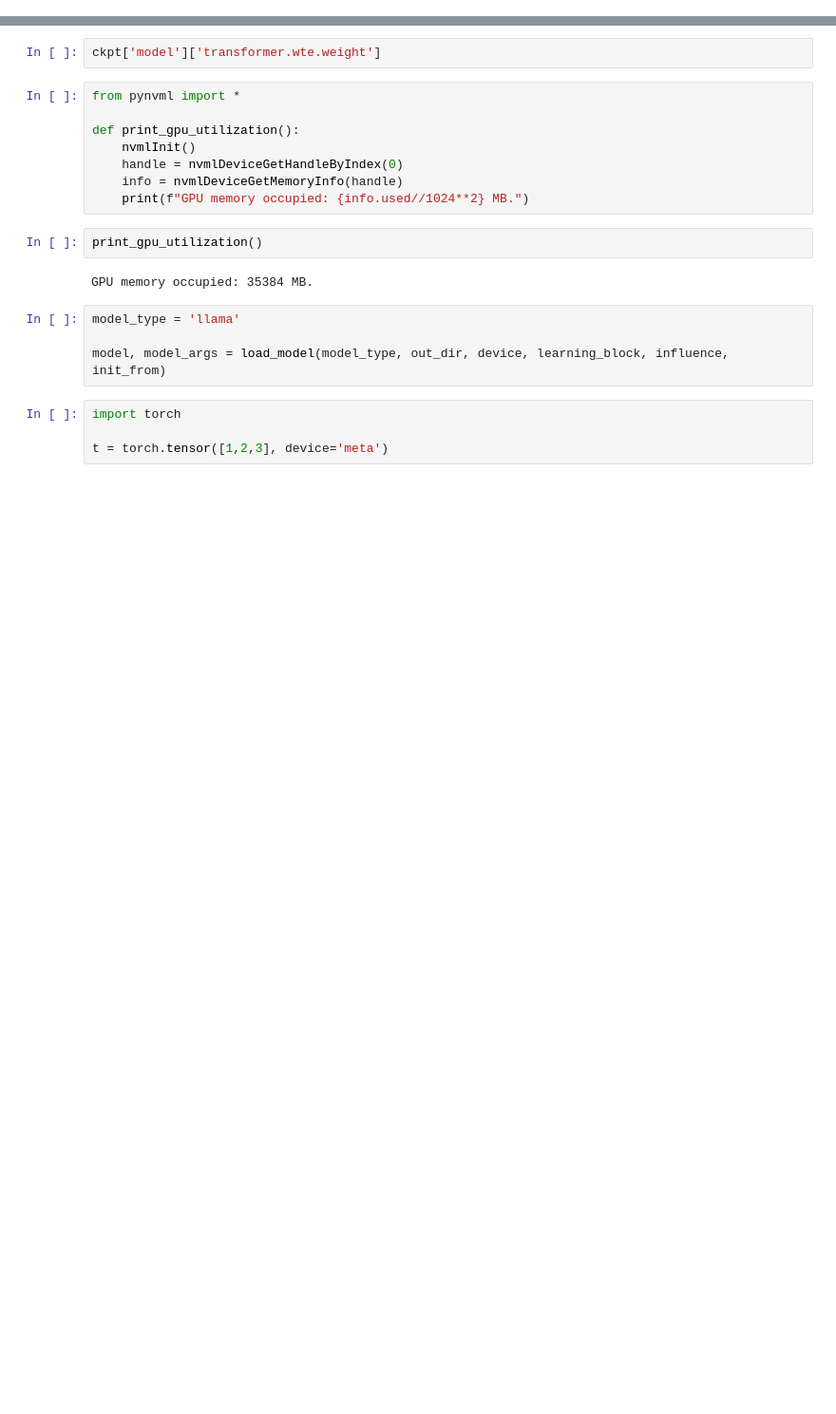
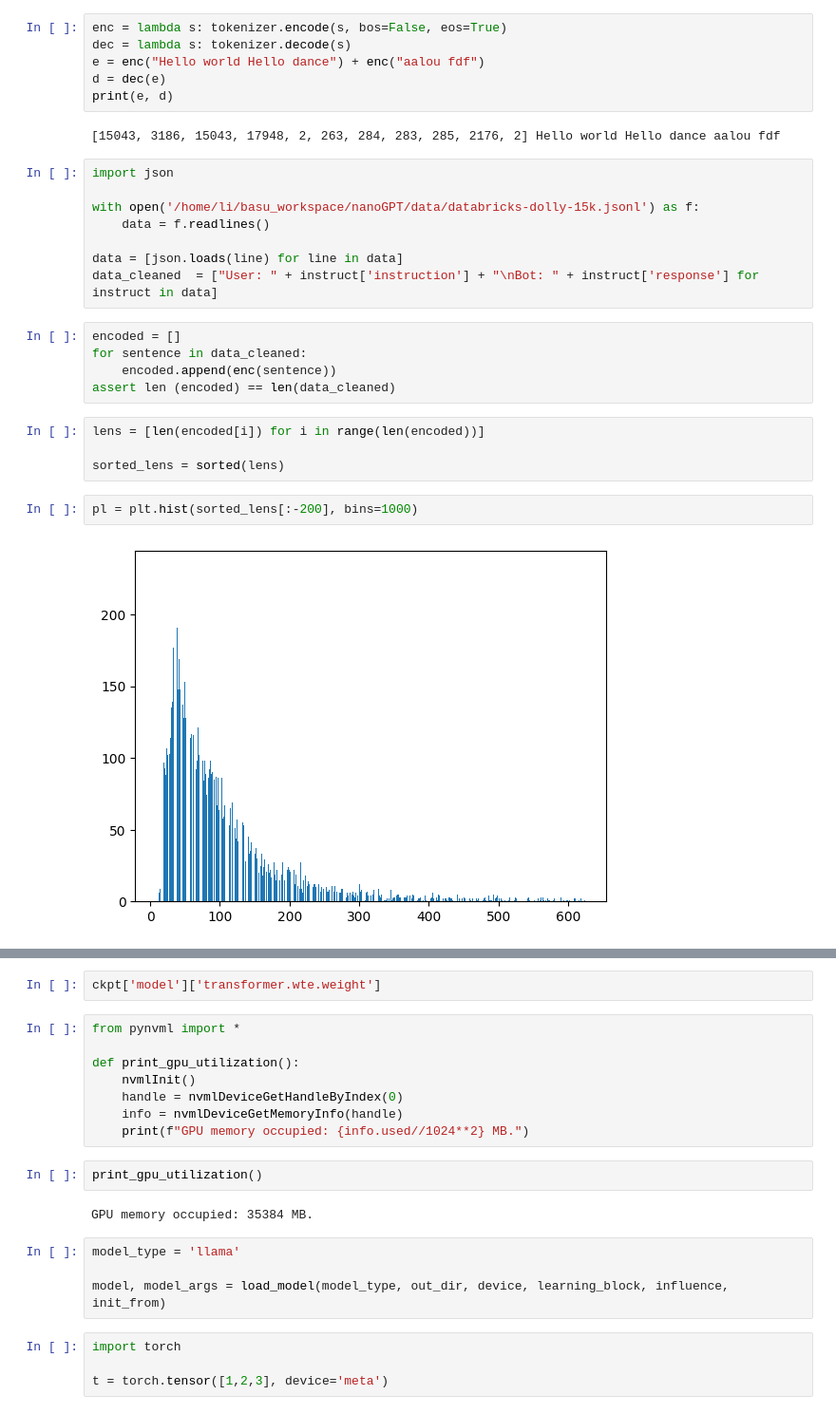
Before and after one commit to basujindal/nanoGPT, a Jupyter notebook: test.ipynb, the cells around one changed output, grey strips where cells are left out. Shown at 95% size. Drawn from its saved outputs; the diff is of its cells as text; blank space fills up the shorter version.

Commit message:
added dolly

```diff
--- a/test.ipynb
+++ b/test.ipynb
@@ -0,0 +124,29 @@
+# %%
+enc = lambda s: tokenizer.encode(s, bos=False, eos=True)
+dec = lambda s: tokenizer.decode(s)
+e = enc("Hello world Hello dance") + enc("aalou fdf")
+d = dec(e)
+print(e, d)
+# %% [output]
+[15043, 3186, 15043, 17948, 2, 263, 284, 283, 285, 2176, 2] Hello world Hello dance aalou fdf
+# %%
+import json
+
+with open('/home/li/basu_workspace/nanoGPT/data/databricks-dolly-15k.jsonl') as f:
+    data = f.readlines()
+
+data = [json.loads(line) for line in data]
+data_cleaned  = ["User: " + instruct['instruction'] + "\nBot: " + instruct['response'] for instruct in data]
+# %%
+encoded = []
+for sentence in data_cleaned:
+    encoded.append(enc(sentence))
+assert len (encoded) == len(data_cleaned)
+# %%
+lens = [len(encoded[i]) for i in range(len(encoded))]
+
+sorted_lens = sorted(lens)
+# %%
+pl = plt.hist(sorted_lens[:-200], bins=1000)
+# %% [output]
+[figure, added]
```
Also changed, not shown: parts of 17 cells of this notebook, 6 other files.
